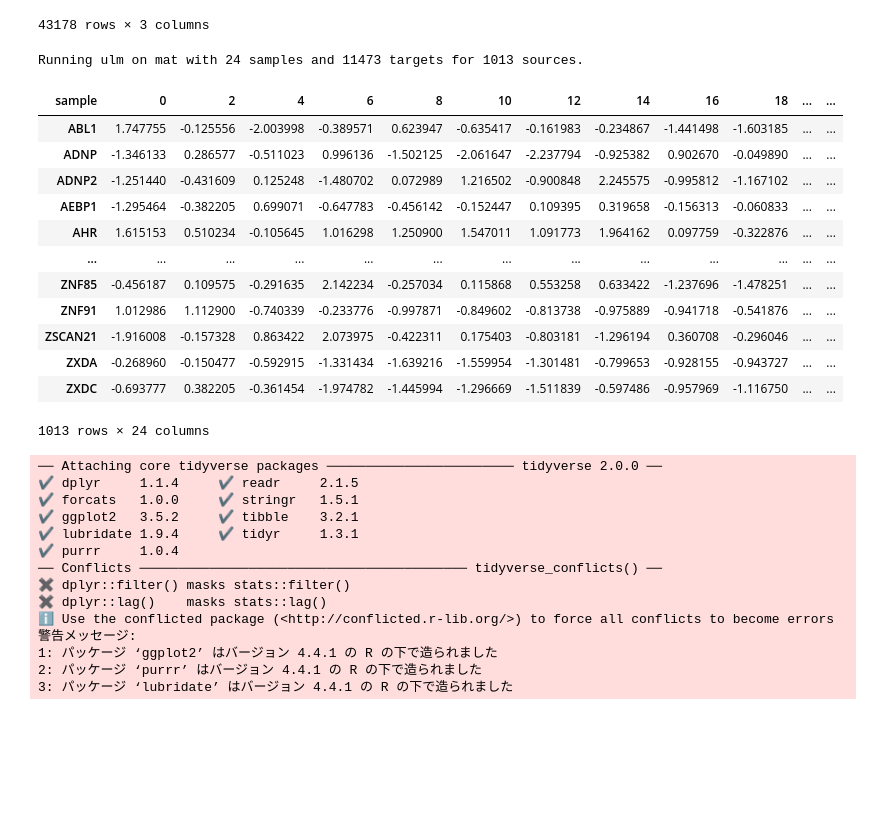
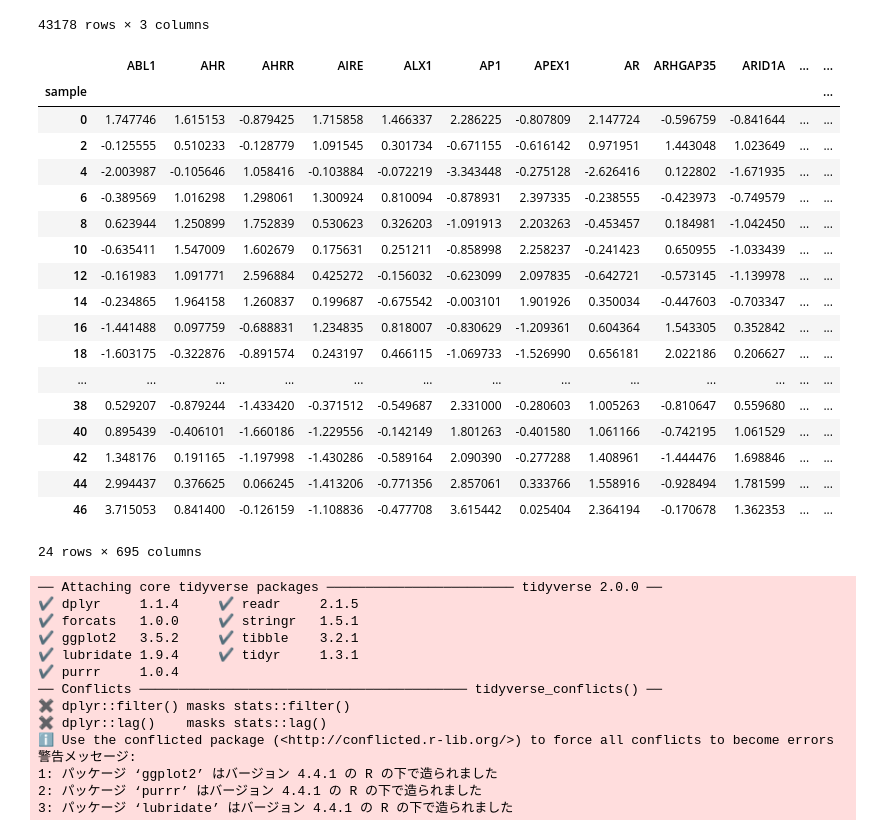
Before and after one commit to Akane-ogawa/decoupleR, a Jupyter notebook: scripts/decoupleR_TF.ipynb, the cells around one changed output. Saved outputs shown, nothing was run; the diff lists cells and outputs as text; code cells hidden in the pictures; blank space fills up the shorter version.

Commit message:
chnaged decoupleR API to 2.1 (ignore omnipath_log)

```diff
--- a/scripts/decoupleR_TF.ipynb
+++ b/scripts/decoupleR_TF.ipynb
@@ -135,14 +135,3 @@ help("Deprecated") を見て下さい
 | 43176 | NFKB | hsa-miR-224-5p | 1 |
 | 43177 | AP1 | hsa-miR-144 | 1 |
 43178 rows × 3 columns
-# %%
-# ===== run ULM =====
-dc.run_ulm(
-    mat=adata,
-    net=collectri,
-    use_raw=False,     # X を使う
-    verbose=True,
-    min_n=1
-)
-# %% [output]
-Running ulm on mat with 24 samples and 11473 targets for 1013 sources.
@@ -153,22 +138,32 @@ score_df = score.to_df()
-# %%
-# save TF activities
-decoupleR_TF = score_df.T
-decoupleR_TF.to_csv('../results/tables/decoupleR_TF.csv', index=True)
-decoupleR_TF
-# %% [output]
-| sample | 0 | 2 | 4 | 6 | 8 | 10 | 12 | 14 | 16 | 18 | ... | ... |
-| ABL1 | 1.747755 | -0.125556 | -2.003998 | -0.389571 | 0.623947 | -0.635417 | -0.161983 | -0.234867 | -1.441498 | -1.603185 | ... | ... |
-| ADNP | -1.346133 | 0.286577 | -0.511023 | 0.996136 | -1.502125 | -2.061647 | -2.237794 | -0.925382 | 0.902670 | -0.049890 | ... | ... |
-| ADNP2 | -1.251440 | -0.431609 | 0.125248 | -1.480702 | 0.072989 | 1.216502 | -0.900848 | 2.245575 | -0.995812 | -1.167102 | ... | ... |
-| AEBP1 | -1.295464 | -0.382205 | 0.699071 | -0.647783 | -0.456142 | -0.152447 | 0.109395 | 0.319658 | -0.156313 | -0.060833 | ... | ... |
-| AHR | 1.615153 | 0.510234 | -0.105645 | 1.016298 | 1.250900 | 1.547011 | 1.091773 | 1.964162 | 0.097759 | -0.322876 | ... | ... |
-| ... | ... | ... | ... | ... | ... | ... | ... | ... | ... | ... | ... | ... |
-| ZNF85 | -0.456187 | 0.109575 | -0.291635 | 2.142234 | -0.257034 | 0.115868 | 0.553258 | 0.633422 | -1.237696 | -1.478251 | ... | ... |
-| ZNF91 | 1.012986 | 1.112900 | -0.740339 | -0.233776 | -0.997871 | -0.849602 | -0.813738 | -0.975889 | -0.941718 | -0.541876 | ... | ... |
-| ZSCAN21 | -1.916008 | -0.157328 | 0.863422 | 2.073975 | -0.422311 | 0.175403 | -0.803181 | -1.296194 | 0.360708 | -0.296046 | ... | ... |
-| ZXDA | -0.268960 | -0.150477 | -0.592915 | -1.331434 | -1.639216 | -1.559954 | -1.301481 | -0.799653 | -0.928155 | -0.943727 | ... | ... |
-| ZXDC | -0.693777 | 0.382205 | -0.361454 | -1.974782 | -1.445994 | -1.296669 | -1.511839 | -0.597486 | -0.957969 | -1.116750 | ... | ... |
-1013 rows × 24 columns
+# %%
+# ===== run ULM =====
+dc.mt.ulm(data=adata, net=collectri, tmin=3)
+score = adata.obsm["score_ulm"]
+score_df = pd.DataFrame(score)
+decoupleR_TF = score_df.T
+# save TF activities
+decoupleR_TF.to_csv('../results/tables/decoupleR_TF.csv', index=True)
+decoupleR_TF
+# %% [output]
+|  | ABL1 | AHR | AHRR | AIRE | ALX1 | AP1 | APEX1 | AR | ARHGAP35 | ARID1A | ... | ... |
+| sample |  |  |  |  |  |  |  |  |  |  |  | ... |
+| 0 | 1.747746 | 1.615153 | -0.879425 | 1.715858 | 1.466337 | 2.286225 | -0.807809 | 2.147724 | -0.596759 | -0.841644 | ... | ... |
+| 2 | -0.125555 | 0.510233 | -0.128779 | 1.091545 | 0.301734 | -0.671155 | -0.616142 | 0.971951 | 1.443048 | 1.023649 | ... | ... |
+| 4 | -2.003987 | -0.105646 | 1.058416 | -0.103884 | -0.072219 | -3.343448 | -0.275128 | -2.626416 | 0.122802 | -1.671935 | ... | ... |
+| 6 | -0.389569 | 1.016298 | 1.298061 | 1.300924 | 0.810094 | -0.878931 | 2.397335 | -0.238555 | -0.423973 | -0.749579 | ... | ... |
+| 8 | 0.623944 | 1.250899 | 1.752839 | 0.530623 | 0.326203 | -1.091913 | 2.203263 | -0.453457 | 0.184981 | -1.042450 | ... | ... |
+| 10 | -0.635411 | 1.547009 | 1.602679 | 0.175631 | 0.251211 | -0.858998 | 2.258237 | -0.241423 | 0.650955 | -1.033439 | ... | ... |
+| 12 | -0.161983 | 1.091771 | 2.596884 | 0.425272 | -0.156032 | -0.623099 | 2.097835 | -0.642721 | -0.573145 | -1.139978 | ... | ... |
+| 14 | -0.234865 | 1.964158 | 1.260837 | 0.199687 | -0.675542 | -0.003101 | 1.901926 | 0.350034 | -0.447603 | -0.703347 | ... | ... |
+| 16 | -1.441488 | 0.097759 | -0.688831 | 1.234835 | 0.818007 | -0.830629 | -1.209361 | 0.604364 | 1.543305 | 0.352842 | ... | ... |
+| 18 | -1.603175 | -0.322876 | -0.891574 | 0.243197 | 0.466115 | -1.069733 | -1.526990 | 0.656181 | 2.022186 | 0.206627 | ... | ... |
+| ... | ... | ... | ... | ... | ... | ... | ... | ... | ... | ... | ... | ... |
+| 38 | 0.529207 | -0.879244 | -1.433420 | -0.371512 | -0.549687 | 2.331000 | -0.280603 | 1.005263 | -0.810647 | 0.559680 | ... | ... |
+| 40 | 0.895439 | -0.406101 | -1.660186 | -1.229556 | -0.142149 | 1.801263 | -0.401580 | 1.061166 | -0.742195 | 1.061529 | ... | ... |
+| 42 | 1.348176 | 0.191165 | -1.197998 | -1.430286 | -0.589164 | 2.090390 | -0.277288 | 1.408961 | -1.444476 | 1.698846 | ... | ... |
+| 44 | 2.994437 | 0.376625 | 0.066245 | -1.413206 | -0.771356 | 2.857061 | 0.333766 | 1.558916 | -0.928494 | 1.781599 | ... | ... |
+| 46 | 3.715053 | 0.841400 | -0.126159 | -1.108836 | -0.477708 | 3.615442 | 0.025404 | 2.364194 | -0.170678 | 1.362353 | ... | ... |
+24 rows × 695 columns
 # %%
 # draw lineplots
 subprocess.run(["Rscript", "TF_lineplot.R"], check=True)
```
Also changed, not shown: parts of 1 cell of this notebook, 1 other file.
